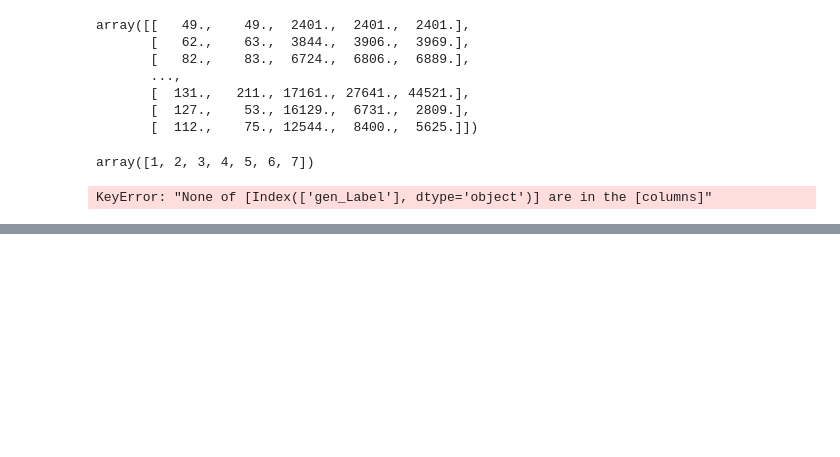
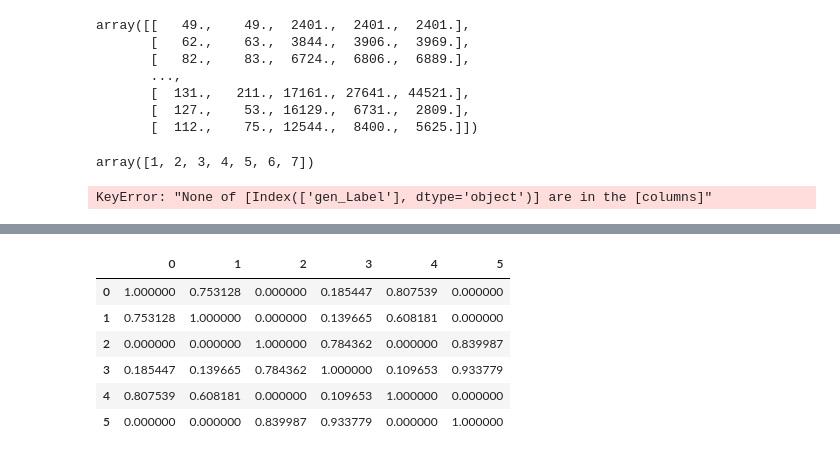
Before and after one commit to Taoheed-O/Machine-Learning, a Jupyter notebook: Feature_Engineering/Feature_Engineering.ipynb, the cells around one changed output, grey strips where cells are left out. Drawn from its saved outputs; the diff is of its cells as text; code cells hidden in the pictures; blank space fills up the shorter version.

```diff
--- a/Feature_Engineering/Feature_Engineering.ipynb
+++ b/Feature_Engineering/Feature_Engineering.ipynb
@@ -151,0 +213,13 @@ pd.DataFrame(tv_matrix, columns=vocab)
+# %%
+from sklearn.metrics.pairwise import cosine_similarity
+cosine_similarity =  cosine_similarity(tv_matrix)
+similarity_df = pd.DataFrame(cosine_similarity)
+similarity_df
+# %% [output]
+|  | 0 | 1 | 2 | 3 | 4 | 5 |
+| 0 | 1.000000 | 0.753128 | 0.000000 | 0.185447 | 0.807539 | 0.000000 |
+| 1 | 0.753128 | 1.000000 | 0.000000 | 0.139665 | 0.608181 | 0.000000 |
+| 2 | 0.000000 | 0.000000 | 1.000000 | 0.784362 | 0.000000 | 0.839987 |
+| 3 | 0.185447 | 0.139665 | 0.784362 | 1.000000 | 0.109653 | 0.933779 |
+| 4 | 0.807539 | 0.608181 | 0.000000 | 0.109653 | 1.000000 | 0.000000 |
+| 5 | 0.000000 | 0.000000 | 0.839987 | 0.933779 | 0.000000 | 1.000000 |
```
Also changed, not shown: parts of 22 cells of this notebook.
